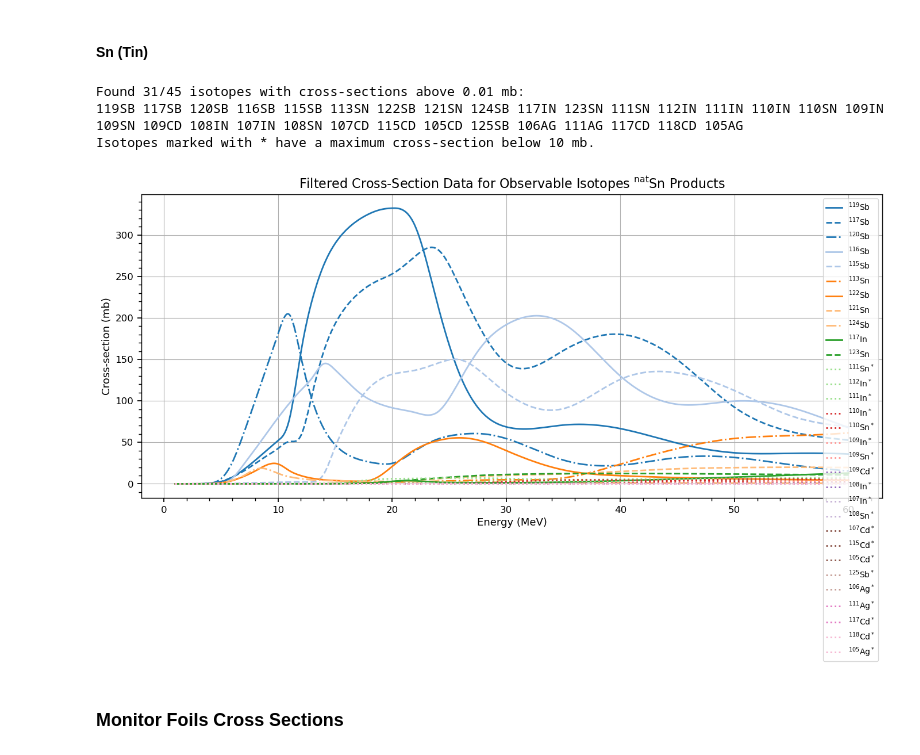
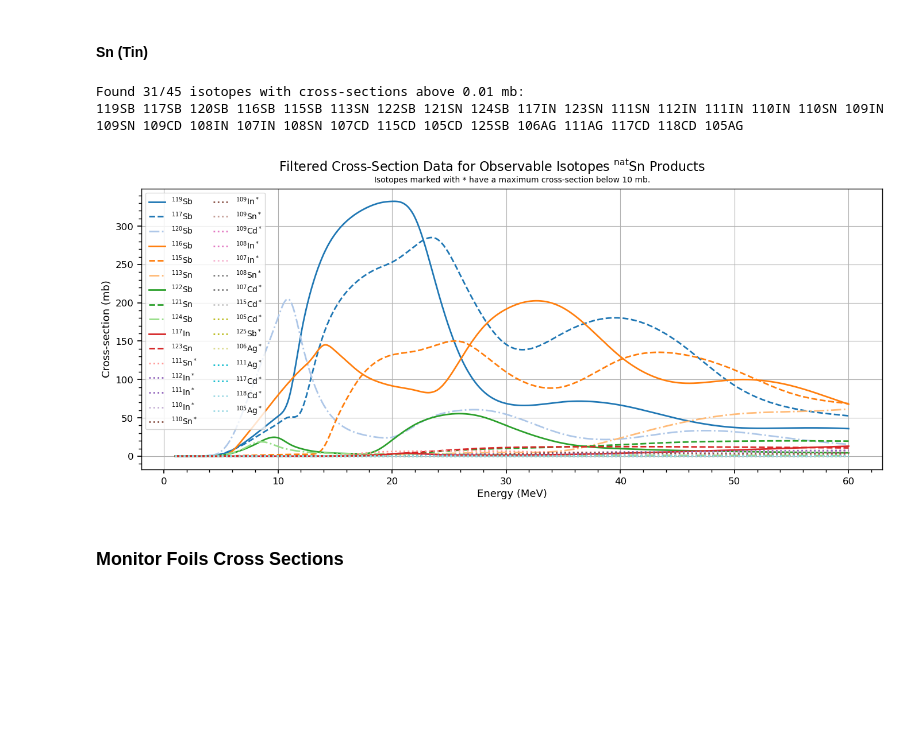
Before and after one commit to Oskar-Idland/Medical-Applications-of-Nuclear-Physics, a Jupyter notebook: src/analysis.ipynb, the cells around one changed output. Saved outputs shown, nothing was run; the diff lists cells and outputs as text; code cells hidden in the pictures; blank space fills up the shorter version.

```diff
--- a/src/analysis.ipynb
+++ b/src/analysis.ipynb
@@ -275,8 +277,8 @@ real_times = np.linspace(start, n_loops*period, n_loops)
 actual_time = np.linspace(0, start + n_loops*period, 100)
 
 p0 = (1000, 0.01)
-efficiency_curve_params, cv = curve_fit(Activity, real_times, activities, p0=p0)
-A0, λ = efficiency_curve_params
+activity_curve_params, cv = curve_fit(Activity, real_times, activities, p0=p0)
+A0, λ = activity_curve_params
 
 plt.clf()
 plt.errorbar(real_times, activities, yerr=uncertancies, fmt='o--', label = 'estimated activity')
@@ -2477,12 +2520,14 @@ Isotopes marked with * have a maximum cross-section below 10 mb.
 # %%
 csa_Sn.load_tendl_data(path = tendl_data_path / 'Sn')
 
 csa_Sn.plot_filtered_Cs(title=r'Filtered Cross-Section Data for Observable Isotopes $^{\text{nat}}$Sn Products')
+plt.legend(loc='upper left', ncol=2)
+plt.savefig(fig_path / 'Sn_filtered_Cs.pdf')
+plt.show()
 # %% [output]
 Found 31/45 isotopes with cross-sections above 0.01 mb:
 119SB 117SB 120SB 116SB 115SB 113SN 122SB 121SN 124SB 117IN 123SN 111SN 112IN 111IN 110IN 110SN 109IN 109SN 109CD 108IN 107IN 108SN 107CD 115CD 105CD 125SB 106AG 111AG 117CD 118CD 105AG
-Isotopes marked with * have a maximum cross-section below 10 mb.
-[figure, old version]
+[figure, new version]
 # %% [markdown]
 ### Monitor Foils Cross Sections
 # %% [markdown]
```
Also changed, not shown: parts of 30 cells of this notebook, 16 other files.
